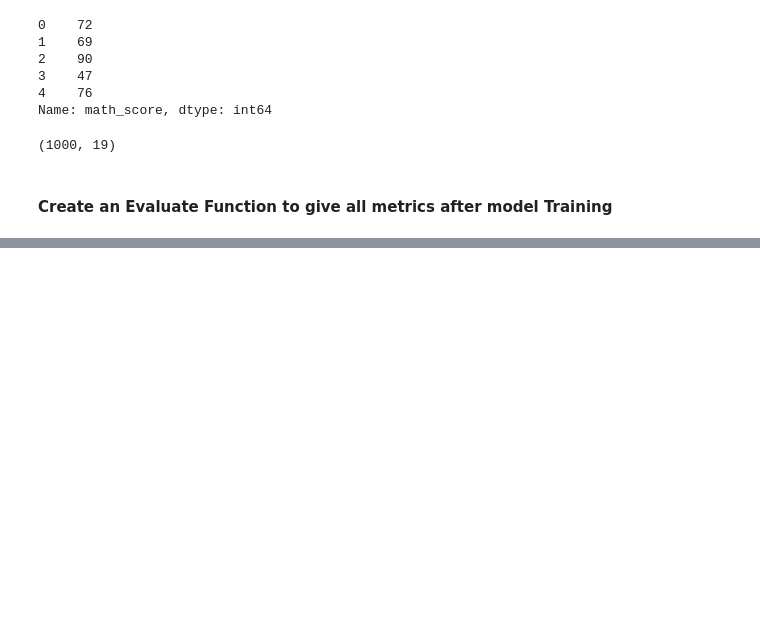
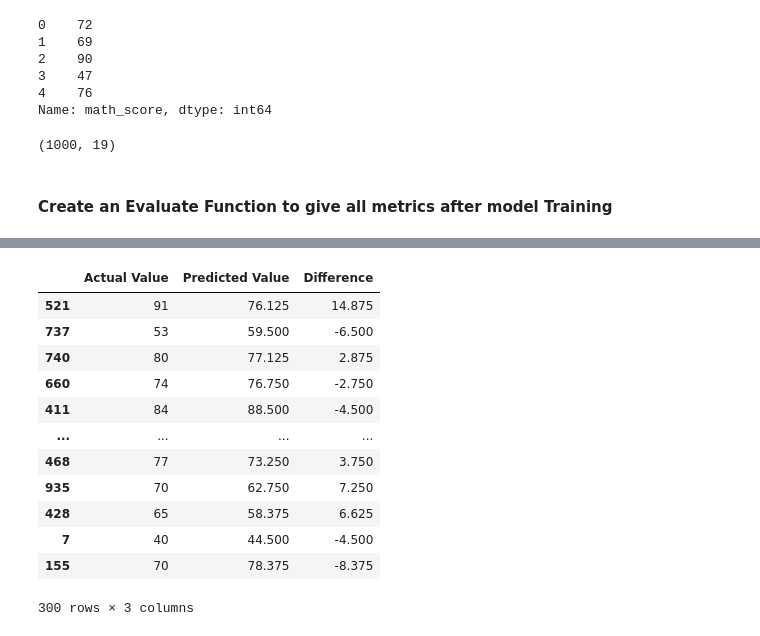
Before and after one commit to Shrimanthv/Student_Performance_Analysis, a Jupyter notebook: notebook/Model_training.ipynb, the cells around one changed output, grey strips where cells are left out. Cells and saved outputs as stored; diff of their text form; code cells hidden in the pictures; blank space fills up the shorter version.

```diff
--- a/notebook/Model_training.ipynb
+++ b/notebook/Model_training.ipynb
@@ -159,0 +195,17 @@ Mean squared error:46.8223
+# %%
+pred_df=pd.DataFrame({'Actual Value':y_test,'Predicted Value':y_pred,'Difference':y_test-y_pred})
+pred_df
+# %% [output]
+|  | Actual Value | Predicted Value | Difference |
+| 521 | 91 | 76.125 | 14.875 |
+| 737 | 53 | 59.500 | -6.500 |
+| 740 | 80 | 77.125 | 2.875 |
+| 660 | 74 | 76.750 | -2.750 |
+| 411 | 84 | 88.500 | -4.500 |
+| ... | ... | ... | ... |
+| 468 | 77 | 73.250 | 3.750 |
+| 935 | 70 | 62.750 | 7.250 |
+| 428 | 65 | 58.375 | 6.625 |
+| 7 | 40 | 44.500 | -4.500 |
+| 155 | 70 | 78.375 | -8.375 |
+300 rows × 3 columns
```
Also changed, not shown: parts of 5 cells of this notebook, 5 other files.
